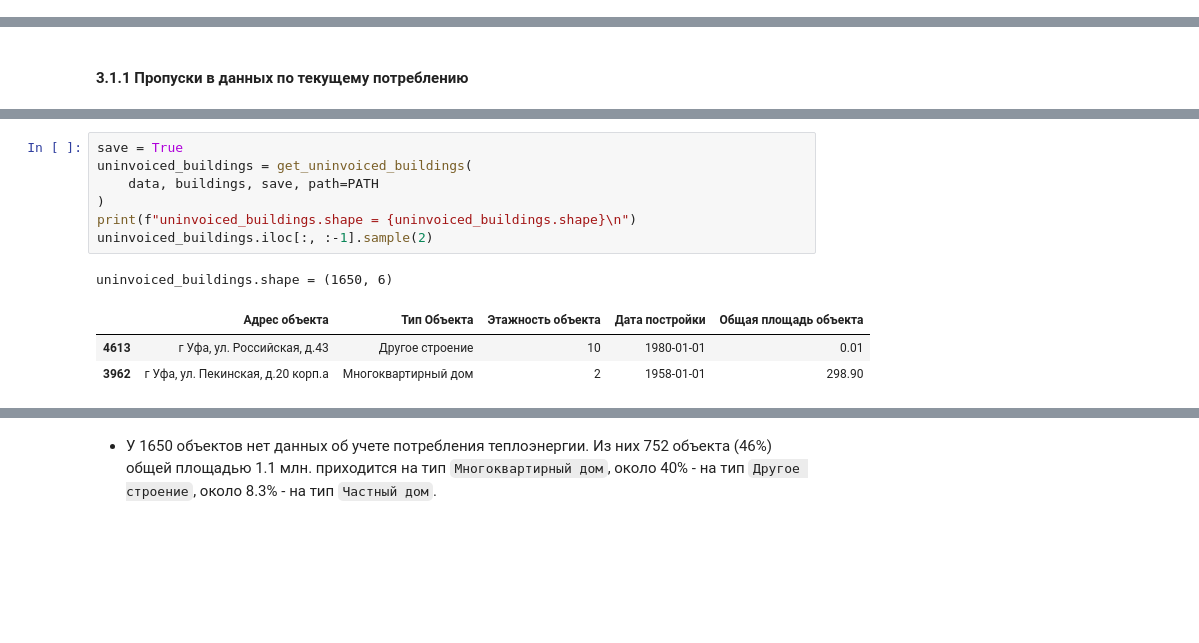
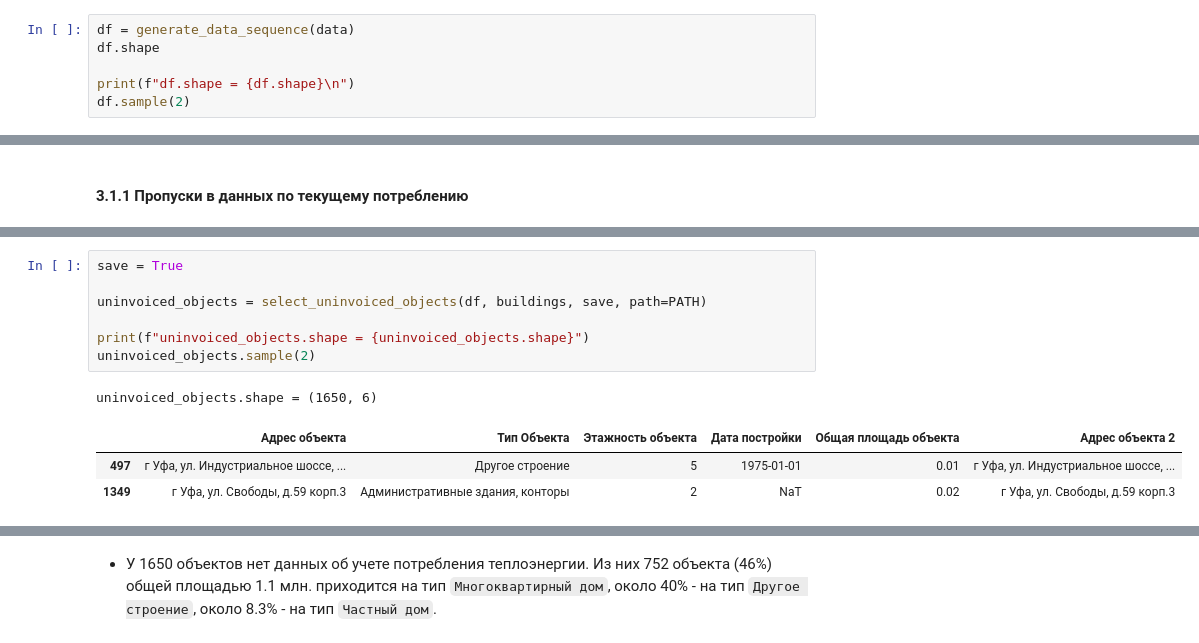
Before and after one commit to YaninaK/anomaly-detection, a Jupyter notebook: notebooks/02_Anomalies_1_2_4.ipynb, the cells around one changed output, grey strips where cells are left out. Cells and saved outputs as stored; diff of their text form; blank space fills up the shorter version.

```diff
--- a/notebooks/02_Anomalies_1_2_4.ipynb
+++ b/notebooks/02_Anomalies_1_2_4.ipynb
@@ -73,0 +79,6 @@ data, buildings = preprocess.fit_transform(data, buildings)
+# %%
+df = generate_data_sequence(data)
+df.shape
+
+print(f"df.shape = {df.shape}\n")
+df.sample(2)
@@ -114,15 +113,15 @@ for k in missing_records_addr.keys():
 # %%
 save = True
-uninvoiced_buildings = get_uninvoiced_buildings(
-    data, buildings, save, path=PATH
-)
-print(f"uninvoiced_buildings.shape = {uninvoiced_buildings.shape}\n")
-uninvoiced_buildings.iloc[:, :-1].sample(2)
+
+uninvoiced_objects = select_uninvoiced_objects(df, buildings, save, path=PATH)
+
+print(f"uninvoiced_objects.shape = {uninvoiced_objects.shape}")
+uninvoiced_objects.sample(2)
 # %% [output]
-uninvoiced_buildings.shape = (1650, 6)
+uninvoiced_objects.shape = (1650, 6)
-|  | Адрес объекта | Тип Объекта | Этажность объекта | Дата постройки | Общая площадь объекта |
-| 4613 | г Уфа, ул. Российская, д.43 | Другое строение | 10 | 1980-01-01 | 0.01 |
-| 3962 | г Уфа, ул. Пекинская, д.20 корп.а | Многоквартирный дом | 2 | 1958-01-01 | 298.90 |
+|  | Адрес объекта | Тип Объекта | Этажность объекта | Дата постройки | Общая площадь объекта | Адрес объекта 2 |
+| 497 | г Уфа, ул. Индустриальное шоссе, ... | Другое строение | 5 | 1975-01-01 | 0.01 | г Уфа, ул. Индустриальное шоссе, ... |
+| 1349 | г Уфа, ул. Свободы, д.59 корп.3 | Административные здания, конторы | 2 | NaT | 0.02 | г Уфа, ул. Свободы, д.59 корп.3 |
 # %%
 pd.concat(
     [
```
Also changed, not shown: parts of 18 cells of this notebook.
